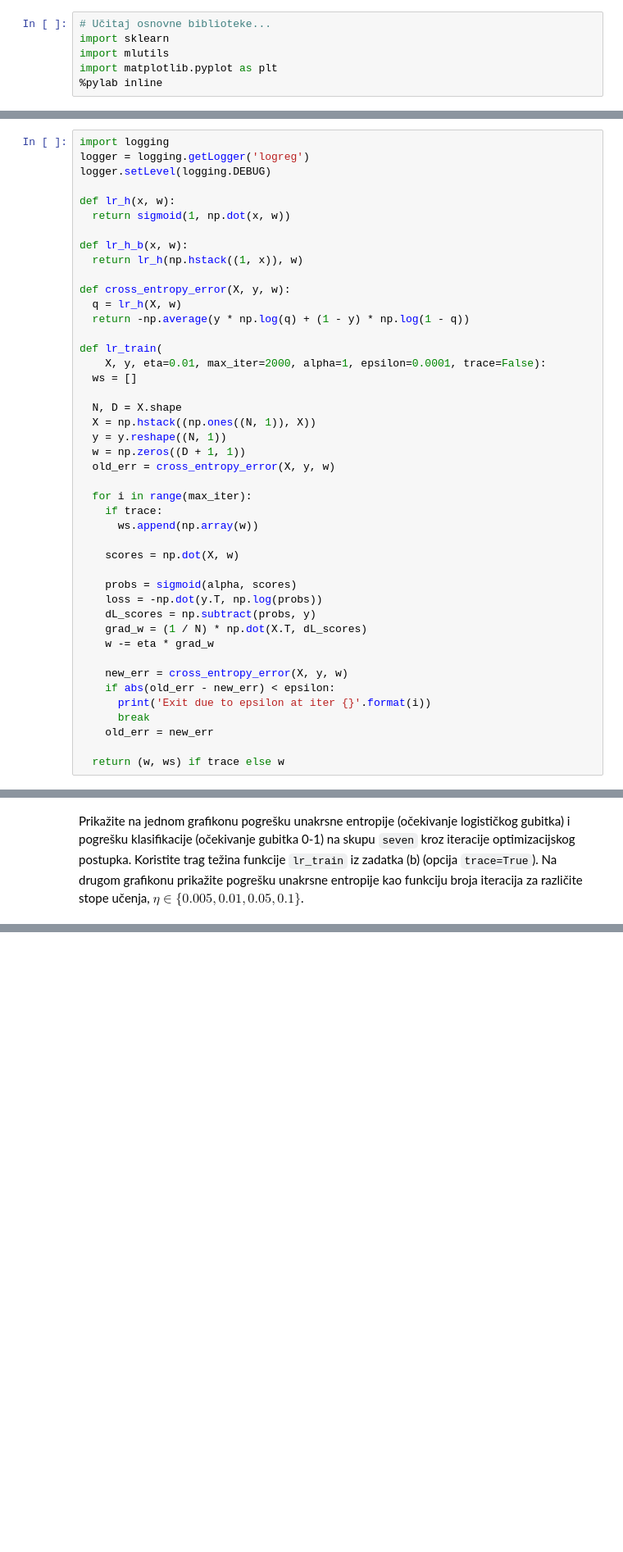
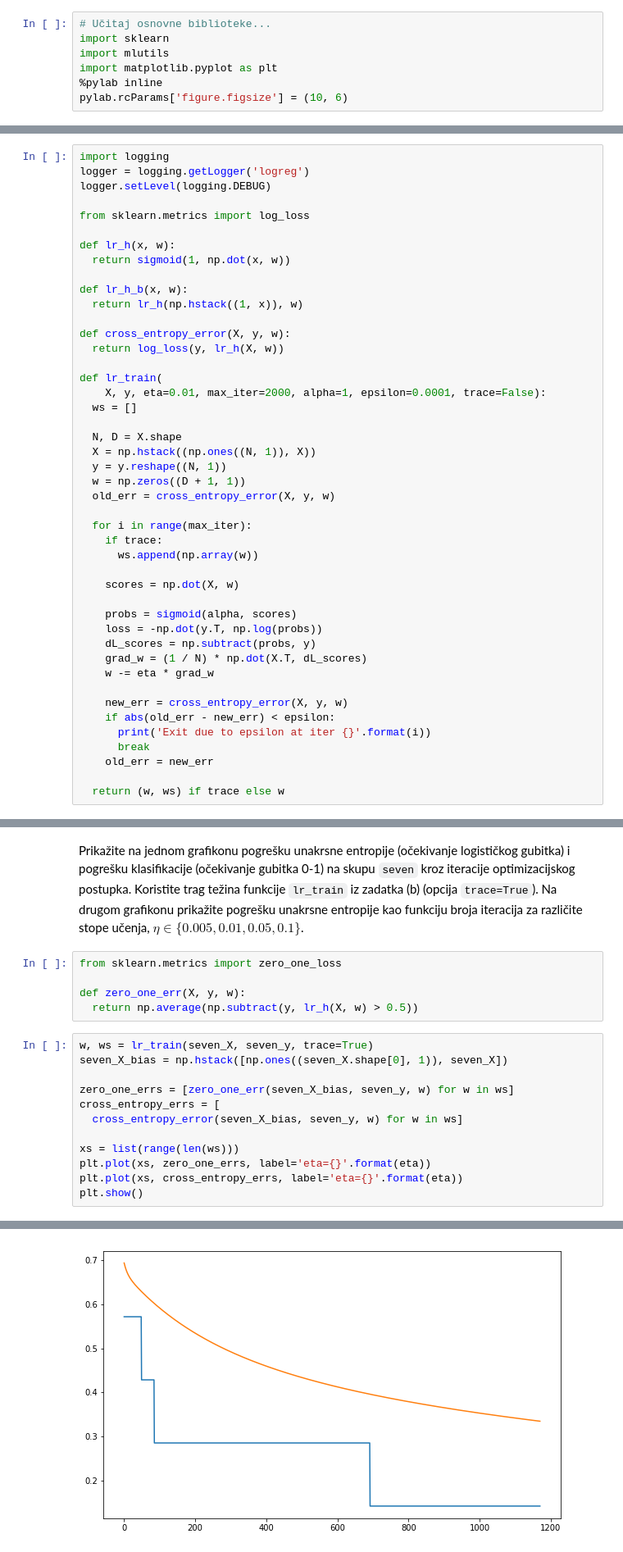
Before and after one commit to tkukurin/Lab.MachineLearning, a Jupyter notebook: lab02-2017.ipynb, the cells around one changed output, grey strips where cells are left out. Shown at 82% size. Cells and saved outputs as stored; diff of their text form; blank space fills up the shorter version.

```diff
--- a/lab02-2017.ipynb
+++ b/lab02-2017.ipynb
@@ -32,5 +32,6 @@ import sklearn
 import mlutils
 import matplotlib.pyplot as plt
 %pylab inline
+pylab.rcParams['figure.figsize'] = (10, 6)
 # %% [output]
 Populating the interactive namespace from numpy and matplotlib
@@ -182,6 +185,8 @@ Preporučamo definiranje pomoćne funkcije `lr_h(x,w)` koja daje predikciju za p
 import logging
 logger = logging.getLogger('logreg')
 logger.setLevel(logging.DEBUG)
+
+from sklearn.metrics import log_loss
 
 def lr_h(x, w):
   return sigmoid(1, np.dot(x, w))
@@ -190,8 +195,7 @@ def lr_h_b(x, w):
   return lr_h(np.hstack((1, x)), w)
 
 def cross_entropy_error(X, y, w):
-  q = lr_h(X, w)
-  return -np.average(y * np.log(q) + (1 - y) * np.log(1 - q))
+  return log_loss(y, lr_h(X, w))
 
 def lr_train(
     X, y, eta=0.01, max_iter=2000, alpha=1, epsilon=0.0001, trace=False):
@@ -247,3 +251,21 @@ Exit due to epsilon at iter 1170
 #### (d)
 # %% [markdown]
 Prikažite na jednom grafikonu pogrešku unakrsne entropije (očekivanje logističkog gubitka) i pogrešku klasifikacije (očekivanje gubitka 0-1) na skupu `seven` kroz iteracije optimizacijskog postupka. Koristite trag težina funkcije `lr_train` iz zadatka (b) (opcija `trace=True`). Na drugom grafikonu prikažite pogrešku unakrsne entropije kao funkciju broja iteracija za različite stope učenja, $\eta\in\{0.005,0.01,0.05,0.1\}$.
+# %%
+from sklearn.metrics import zero_one_loss
+
+def zero_one_err(X, y, w):
+  return np.average(np.subtract(y, lr_h(X, w) > 0.5))
+# %%
+w, ws = lr_train(seven_X, seven_y, trace=True)
+seven_X_bias = np.hstack([np.ones((seven_X.shape[0], 1)), seven_X])
+
+zero_one_errs = [zero_one_err(seven_X_bias, seven_y, w) for w in ws]
+cross_entropy_errs = [
+  cross_entropy_error(seven_X_bias, seven_y, w) for w in ws]
+
+xs = list(range(len(ws)))
+plt.plot(xs, zero_one_errs, label='eta={}'.format(eta))
+plt.plot(xs, cross_entropy_errs, label='eta={}'.format(eta))
+plt.show()
+# %% [output]
@@ -249,0 +273 @@ Prikažite na jednom grafikonu pogrešku unakrsne entropije (očekivanje logisti
+[figure, added]
```
Also changed, not shown: parts of 5 cells of this notebook.
